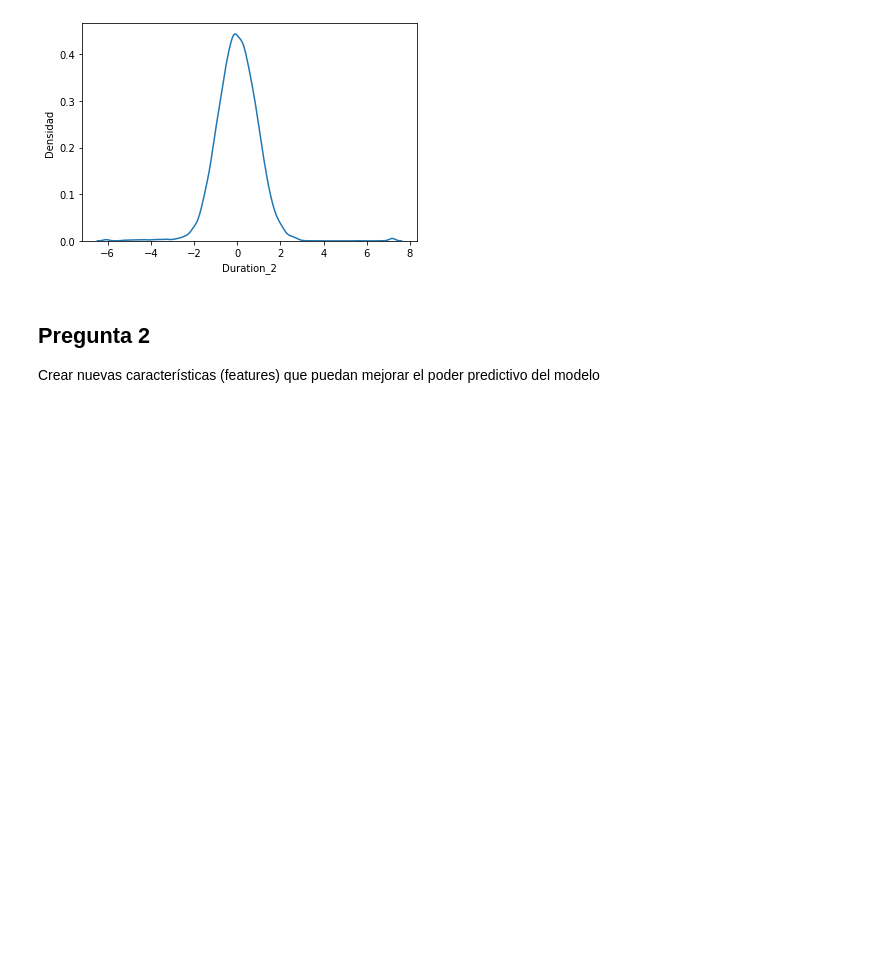
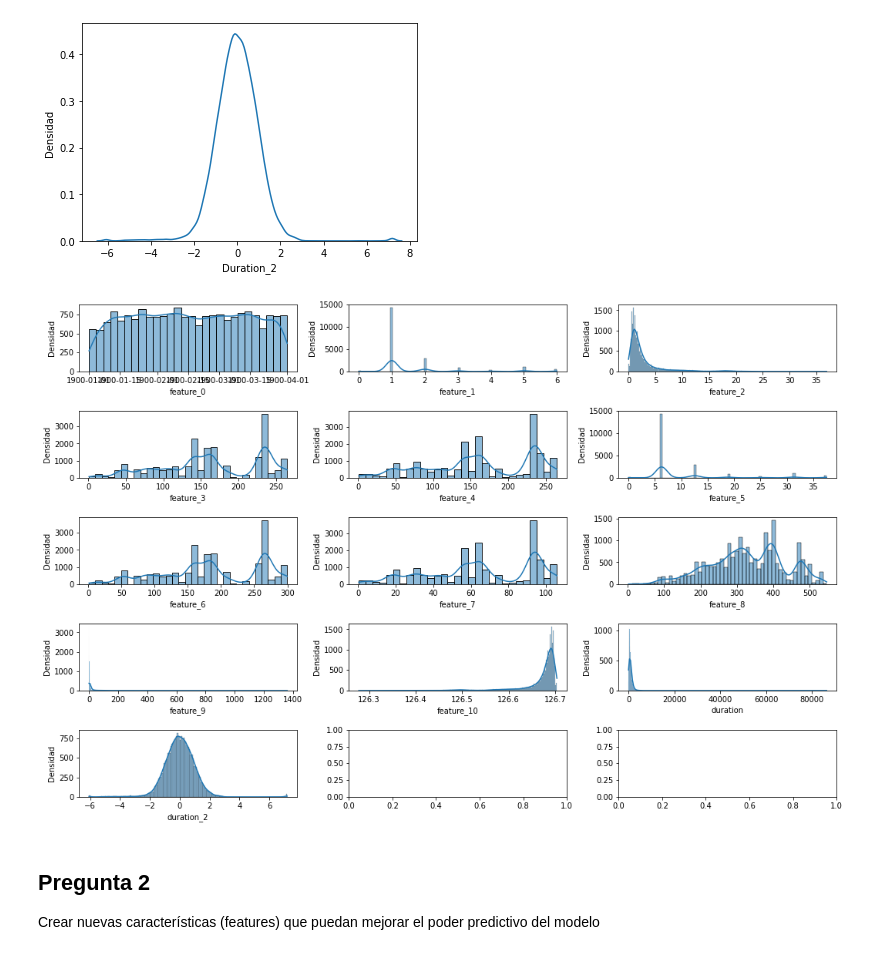
Before and after one commit to alvaropdr10/alvaro_2, a Jupyter notebook: practica_2.ipynb, the cells around one changed output. Saved outputs shown, nothing was run; the diff lists cells and outputs as text; code cells hidden in the pictures; blank space fills up the shorter version.

```diff
--- a/practica_2.ipynb
+++ b/practica_2.ipynb
@@ -131,6 +153,25 @@ plt.ylabel('Densidad')
 plt.show()
 # %% [output]
 [figure]
+# %%
+variables = uber_data.drop('id', axis=1).columns
+num_cols = 3
+num_filas = (len(variables) - 1) // num_cols + 1
+fig, axes = plt.subplots(num_filas, num_cols, figsize=(15, 10))
+fig.tight_layout(pad=3)
+
+
+for i, variable in enumerate(variables):
+    fila = i // num_cols
+    col = i % num_cols
+    ax = axes[fila, col]
+    sns.histplot(uber_data[variable], kde=True, ax=ax)
+    ax.set_xlabel(variable)
+    ax.set_ylabel('Densidad')
+
+plt.show()
+# %% [output]
+[figure, added]
 # %% [markdown]
 <h2 id="p_1_2">Pregunta 2</h2>
 
```
Also changed, not shown: parts of 3 cells of this notebook.
